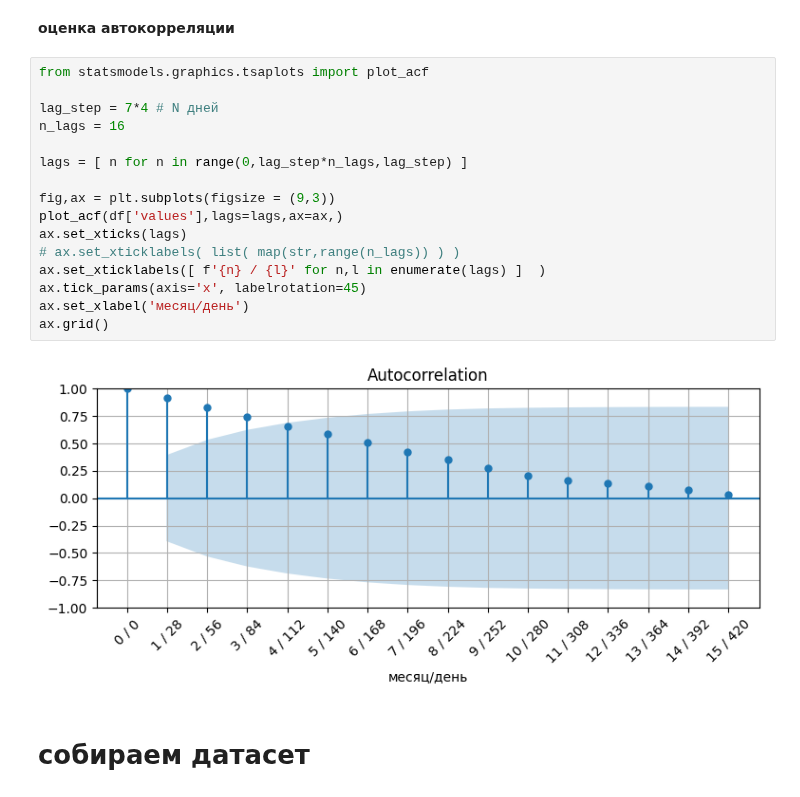
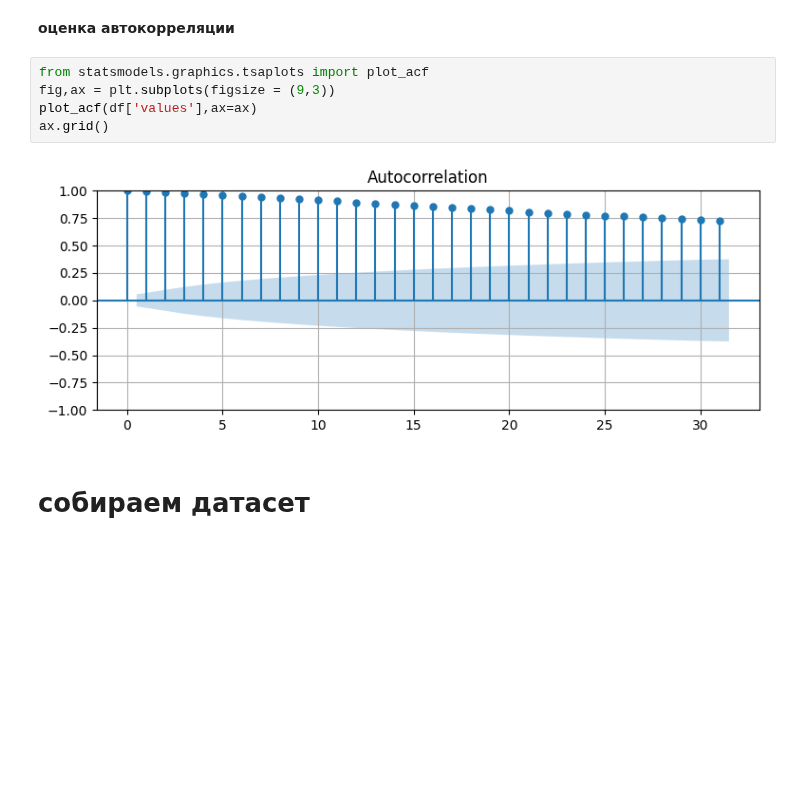
Before and after one commit to mechanoid5/ml_lectorium_2024_I, a Jupyter notebook: examples/22-time-series/03-regr-fet.ipynb, the cells around one changed output. Drawn from its saved outputs; the diff is of its cells as text; blank space fills up the shorter version.

```diff
--- a/examples/22-time-series/03-regr-fet.ipynb
+++ b/examples/22-time-series/03-regr-fet.ipynb
@@ -75,23 +73,12 @@ ax.grid()
 # %% [markdown]
 __оценка автокорреляции__
-# %%
-from statsmodels.graphics.tsaplots import plot_acf
-
-lag_step = 7*4 # N дней
-n_lags = 16
-
-lags = [ n for n in range(0,lag_step*n_lags,lag_step) ]
-
-fig,ax = plt.subplots(figsize = (9,3))
-plot_acf(df['values'],lags=lags,ax=ax,)
-ax.set_xticks(lags)
-# ax.set_xticklabels( list( map(str,range(n_lags)) ) )
-ax.set_xticklabels([ f'{n} / {l}' for n,l in enumerate(lags) ]  )
-ax.tick_params(axis='x', labelrotation=45)
-ax.set_xlabel('месяц/день')
-ax.grid()
-# %% [output]
-[figure, removed]
+# %%
+from statsmodels.graphics.tsaplots import plot_acf
+fig,ax = plt.subplots(figsize = (9,3))
+plot_acf(df['values'],ax=ax)
+ax.grid()
+# %% [output]
+[figure, added]
 # %% [markdown]
 # собираем датасет
 # %%
```
Also changed, not shown: parts of 24 cells of this notebook.
